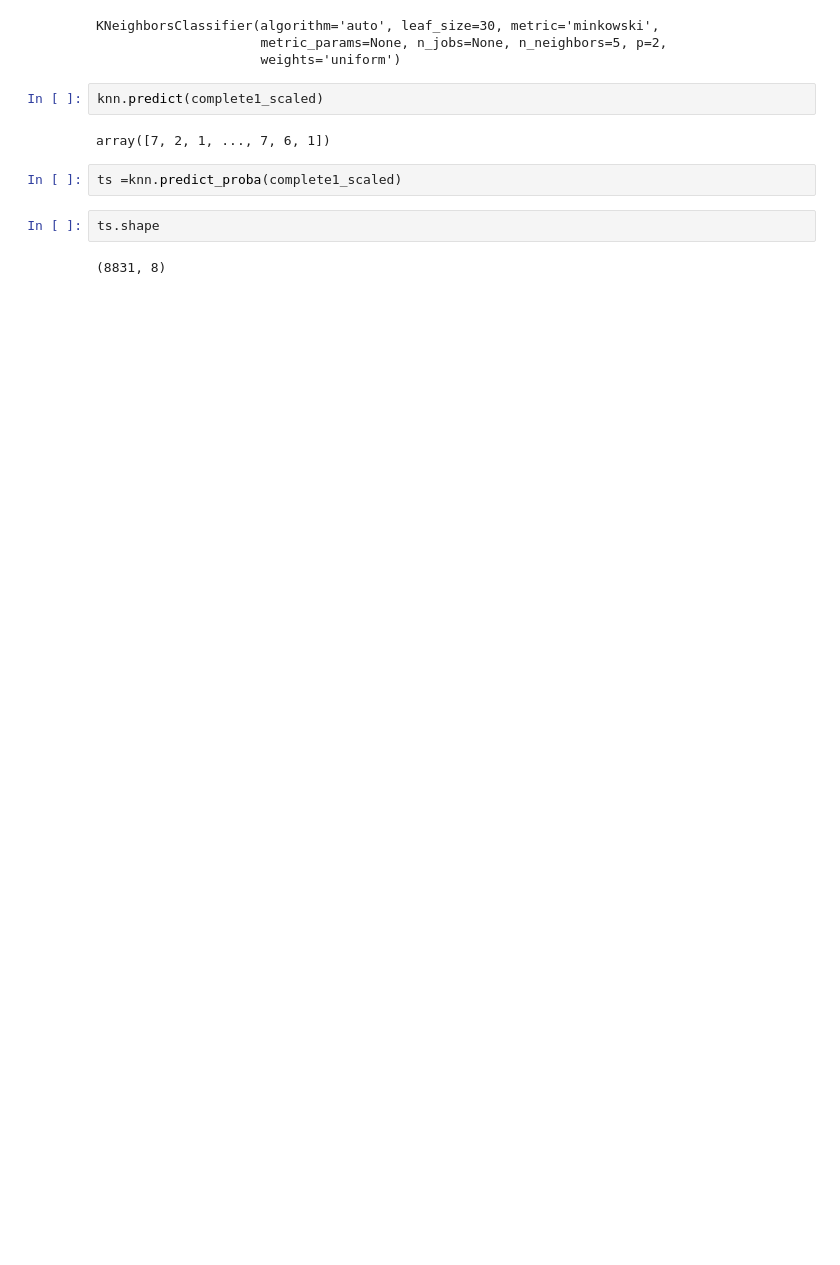
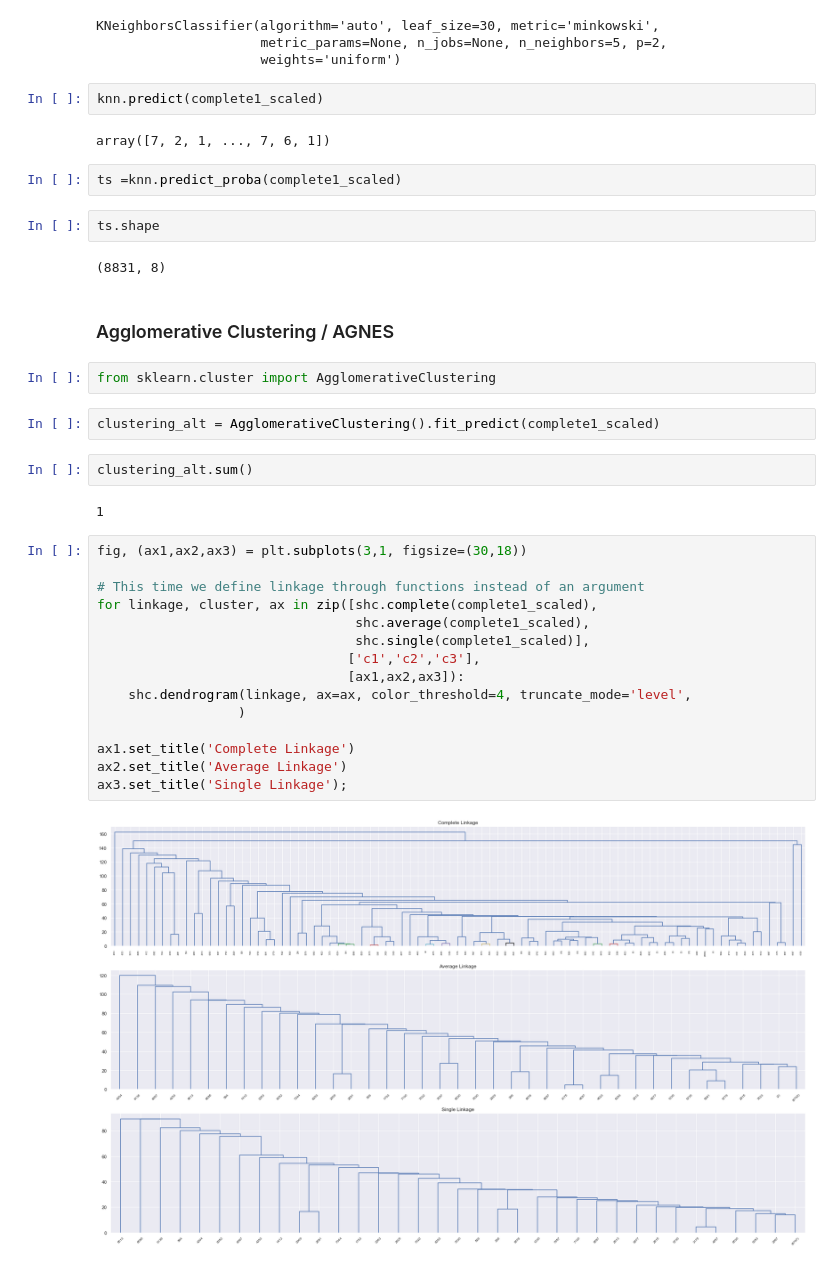
Before and after one commit to Silkways/Investment-Overwatch, a Jupyter notebook: Main.ipynb, the cells around one changed output. Drawn from its saved outputs; the diff is of its cells as text; blank space fills up the shorter version.

Commit message:
Agglomerative Clustering

```diff
--- a/Main.ipynb
+++ b/Main.ipynb
@@ -901,3 +887,30 @@ ts =knn.predict_proba(complete1_scaled)
 ts.shape
 # %% [output]
 (8831, 8)
+# %% [markdown]
+### Agglomerative Clustering / AGNES
+# %%
+from sklearn.cluster import AgglomerativeClustering
+# %%
+clustering_alt = AgglomerativeClustering().fit_predict(complete1_scaled)
+# %%
+clustering_alt.sum()
+# %% [output]
+1
+# %%
+fig, (ax1,ax2,ax3) = plt.subplots(3,1, figsize=(30,18))
+
+# This time we define linkage through functions instead of an argument
+for linkage, cluster, ax in zip([shc.complete(complete1_scaled),
+                                 shc.average(complete1_scaled),
+                                 shc.single(complete1_scaled)],
+                                ['c1','c2','c3'],
+                                [ax1,ax2,ax3]):
+    shc.dendrogram(linkage, ax=ax, color_threshold=4, truncate_mode='level',
+                  )
+
+ax1.set_title('Complete Linkage')
+ax2.set_title('Average Linkage')
+ax3.set_title('Single Linkage');
+# %% [output]
+[figure, added]
```
Also changed, not shown: parts of 8 cells of this notebook.
